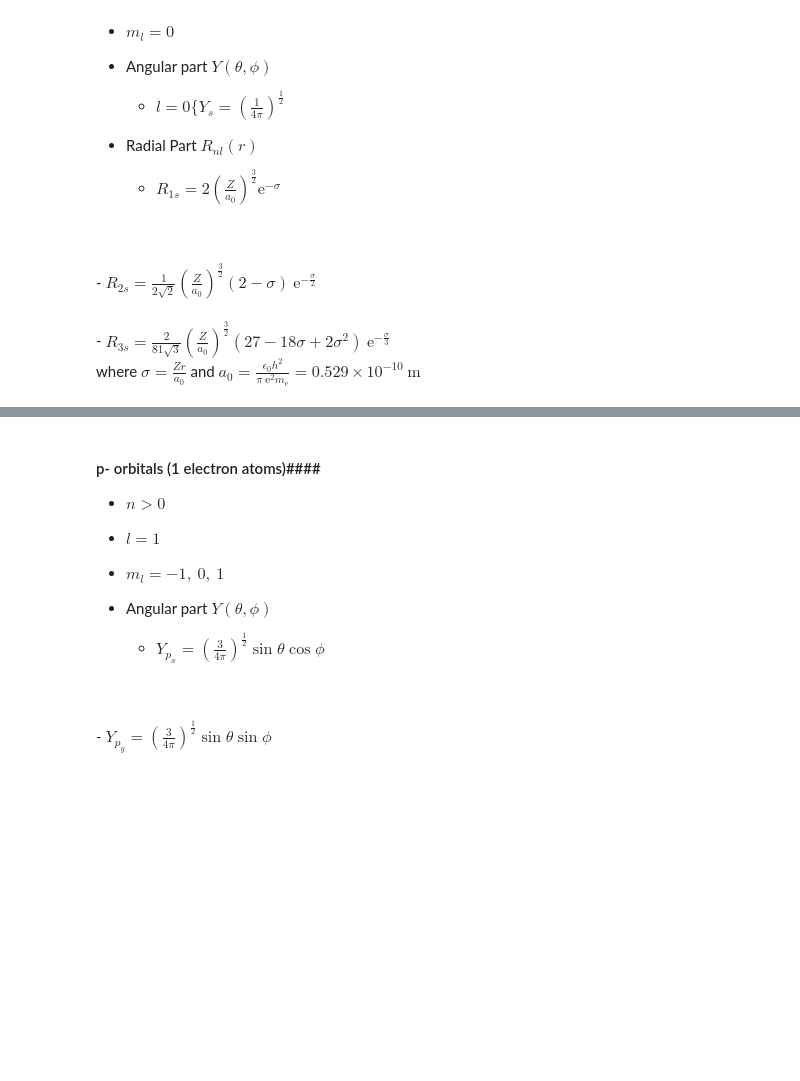
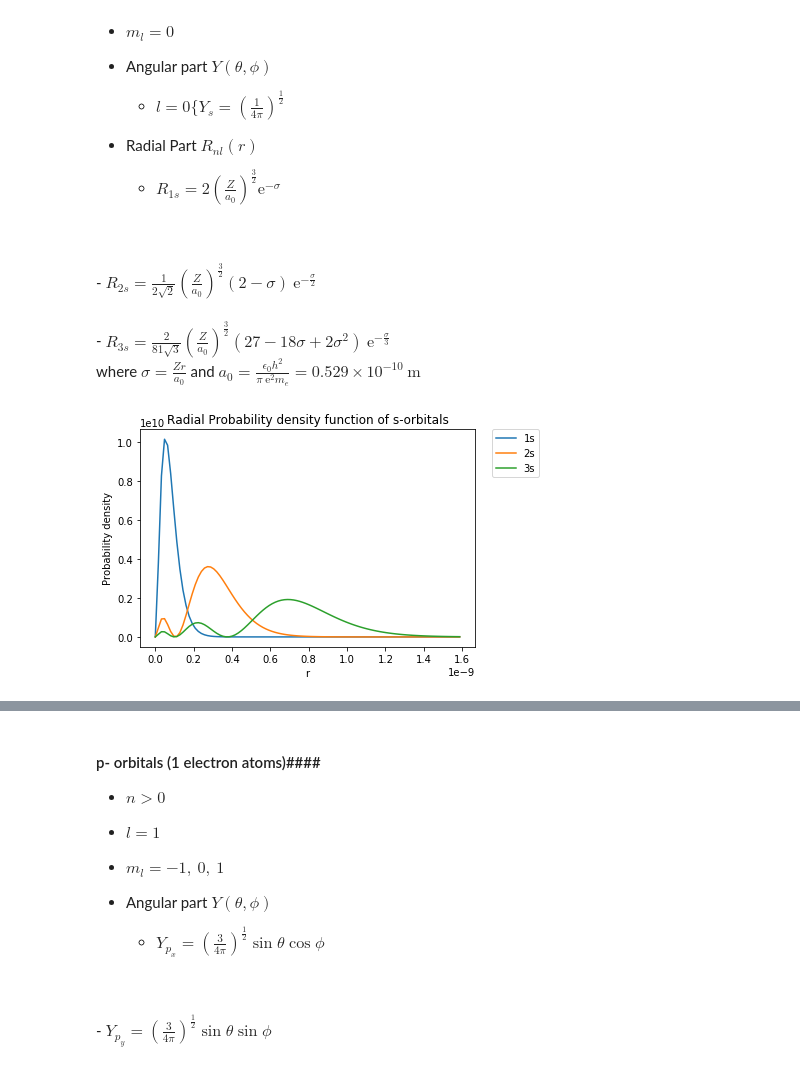
Before and after one commit to 09x09/le_notebooks, a Jupyter notebook: 10.011 Physical Chemistry.ipynb, the cells around one changed output, grey strips where cells are left out. Cells and saved outputs as stored; diff of their text form; code cells hidden in the pictures; blank space fills up the shorter version.

```diff
--- a/10.011 Physical Chemistry.ipynb
+++ b/10.011 Physical Chemistry.ipynb
@@ -274,3 +274,27 @@ Location of nodes: $\Psi^2 = 0$ since at nodes probability of electron being the
     - $R_{3s} = \frac{2}{81\sqrt{3}}\left(\frac{Z}{a_0}\right)^{\frac{3}{2}}(27-18\sigma+2\sigma^{2}) \ \mathrm{e}^{-\frac{\sigma}{3}}$
 
 where $\sigma = \frac{Zr}{a_0}$ and $a_{0} = \frac{\epsilon_{0}h^2}{\pi \ \mathrm{e}^2 m_{e}} = 0.529\times10^{-10} \ \mathrm{m}$
+# %%
+import matplotlib.pyplot as plt
+import numpy as np
+
+a = 0.529*10**(-10)
+r = np.linspace(0, 30*a, 100)
+s = r/a
+
+y1 = (r*2*(1/a)**(1.5)*np.exp(-s))**2
+y2 = (r/(2*np.sqrt(2))*(1/a)**(1.5)*(2-s)*np.exp(-s/2))**2
+y3 = (r*2/(81*np.sqrt(3))*(1/a)**(1.5)*(27-18*s+2*s**2)*np.exp(-s/3))**2
+
+plt.plot(r, y1, label="1s")
+plt.plot(r, y2, label="2s")
+plt.plot(r, y3, label="3s")
+plt.title("Radial Probability density function of s-orbitals")
+
+plt.xlabel("r")
+plt.ylabel("Probability density")
+plt.legend(bbox_to_anchor=(1.05, 1), loc=2, borderaxespad=0.)
+
+plt.show()
+# %% [output]
+[figure, added]
```
Also changed, not shown: parts of 2 cells of this notebook.
